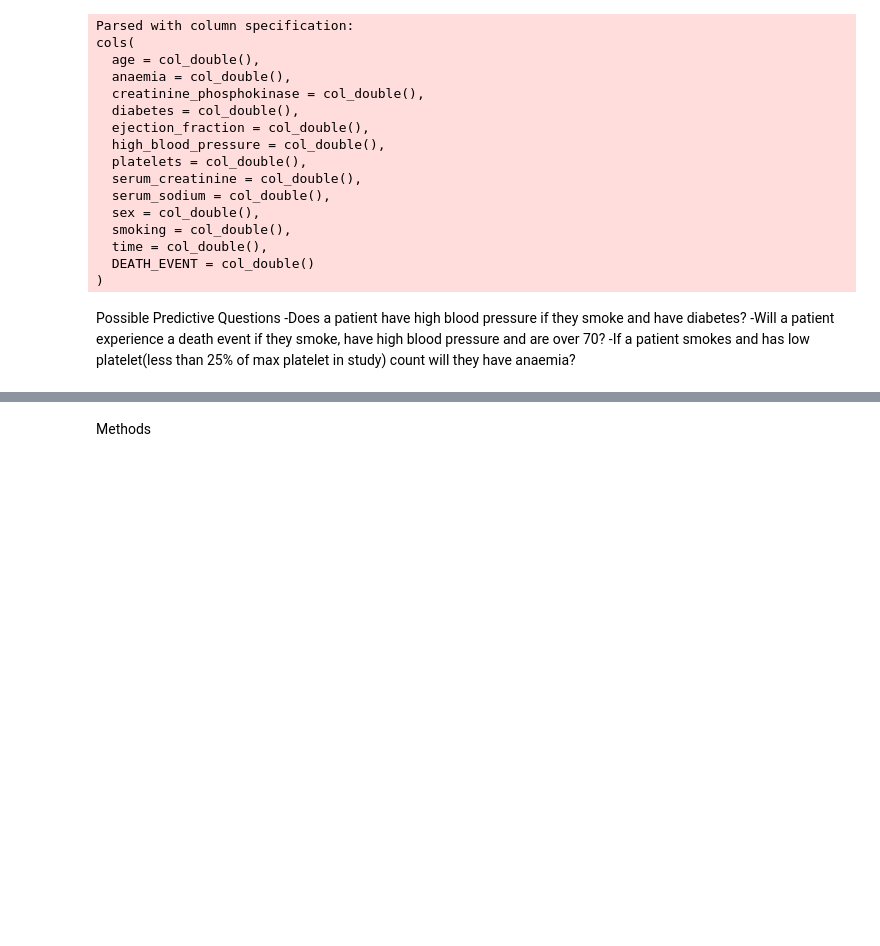
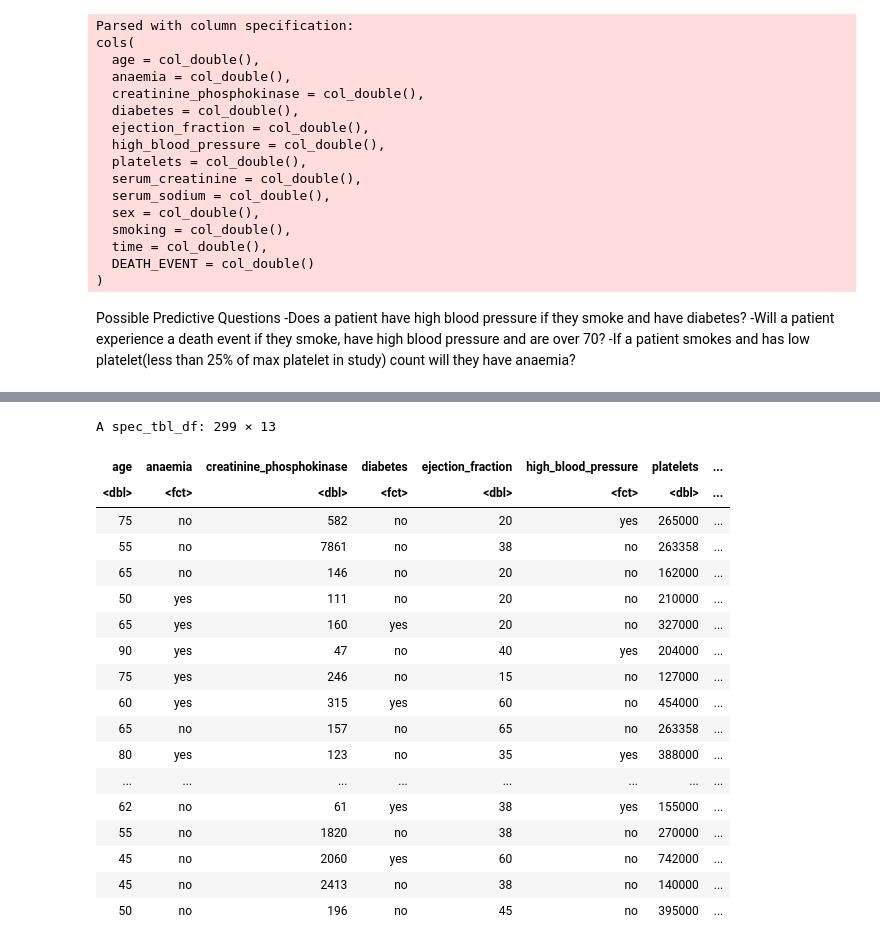
Before and after one commit to agoel25/Heart-Failure-Classifier, a Jupyter notebook: Proposal.ipynb, the cells around one changed output, grey strips where cells are left out. Cells and saved outputs as stored; diff of their text form; code cells hidden in the pictures; blank space fills up the shorter version.

Commit message:
heart_data

```diff
--- a/Proposal.ipynb
+++ b/Proposal.ipynb
@@ -91,2 +91,22 @@ serum_data
-# %% [markdown]
-Methods
+# %%
+heart_data
+# %% [output]
+A spec_tbl_df: 299 × 13
+| age | anaemia | creatinine_phosphokinase | diabetes | ejection_fraction | high_blood_pressure | platelets | ... |
+| <dbl> | <fct> | <dbl> | <fct> | <dbl> | <fct> | <dbl> | ... |
+| 75 | no | 582 | no | 20 | yes | 265000 | ... |
+| 55 | no | 7861 | no | 38 | no | 263358 | ... |
+| 65 | no | 146 | no | 20 | no | 162000 | ... |
+| 50 | yes | 111 | no | 20 | no | 210000 | ... |
+| 65 | yes | 160 | yes | 20 | no | 327000 | ... |
+| 90 | yes | 47 | no | 40 | yes | 204000 | ... |
+| 75 | yes | 246 | no | 15 | no | 127000 | ... |
+| 60 | yes | 315 | yes | 60 | no | 454000 | ... |
+| 65 | no | 157 | no | 65 | no | 263358 | ... |
+| 80 | yes | 123 | no | 35 | yes | 388000 | ... |
+| ... | ... | ... | ... | ... | ... | ... | ... |
+| 62 | no | 61 | yes | 38 | yes | 155000 | ... |
+| 55 | no | 1820 | no | 38 | no | 270000 | ... |
+| 45 | no | 2060 | yes | 60 | no | 742000 | ... |
+| 45 | no | 2413 | no | 38 | no | 140000 | ... |
+| 50 | no | 196 | no | 45 | no | 395000 | ... |
```
Also changed, not shown: parts of 1 cell of this notebook.
